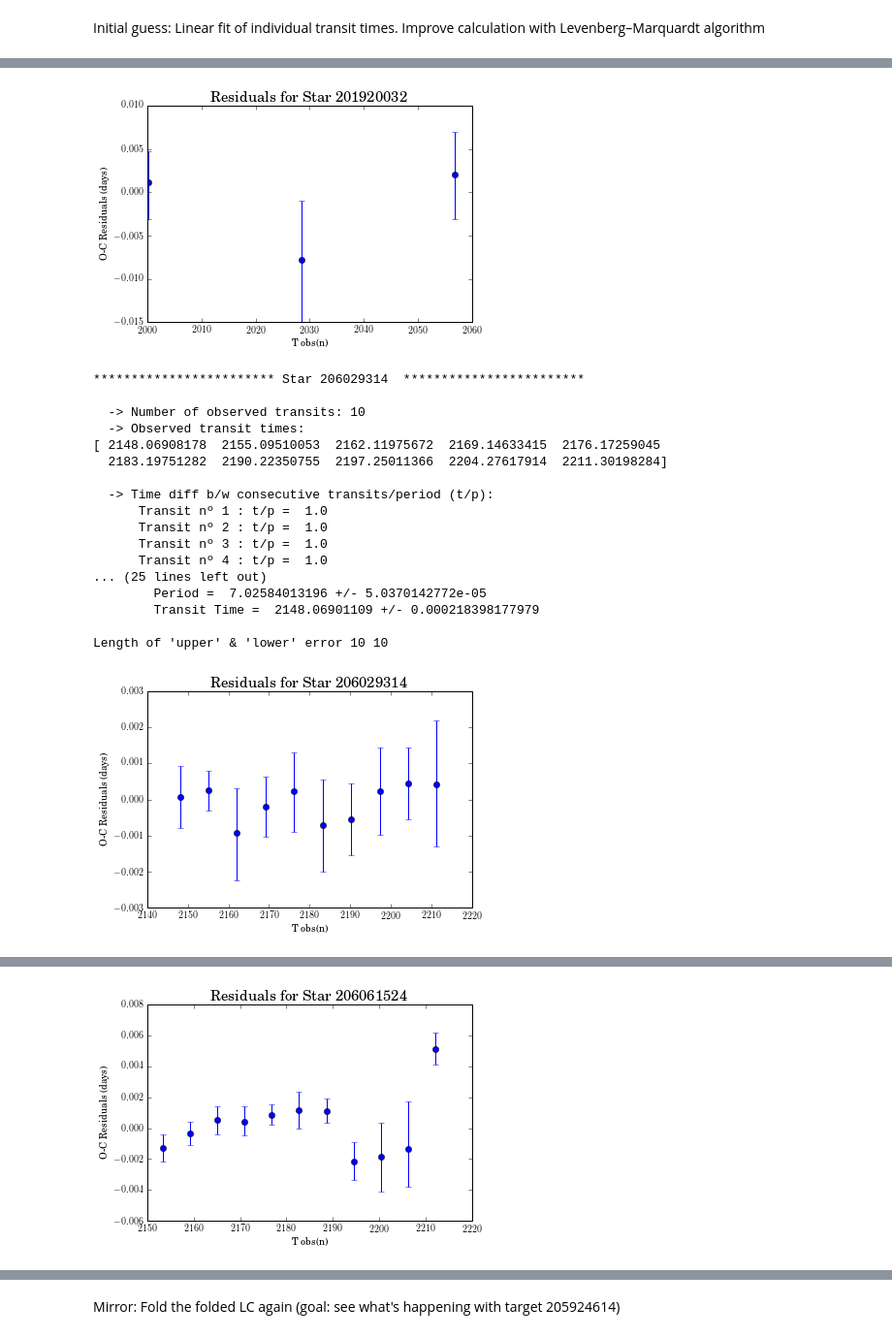
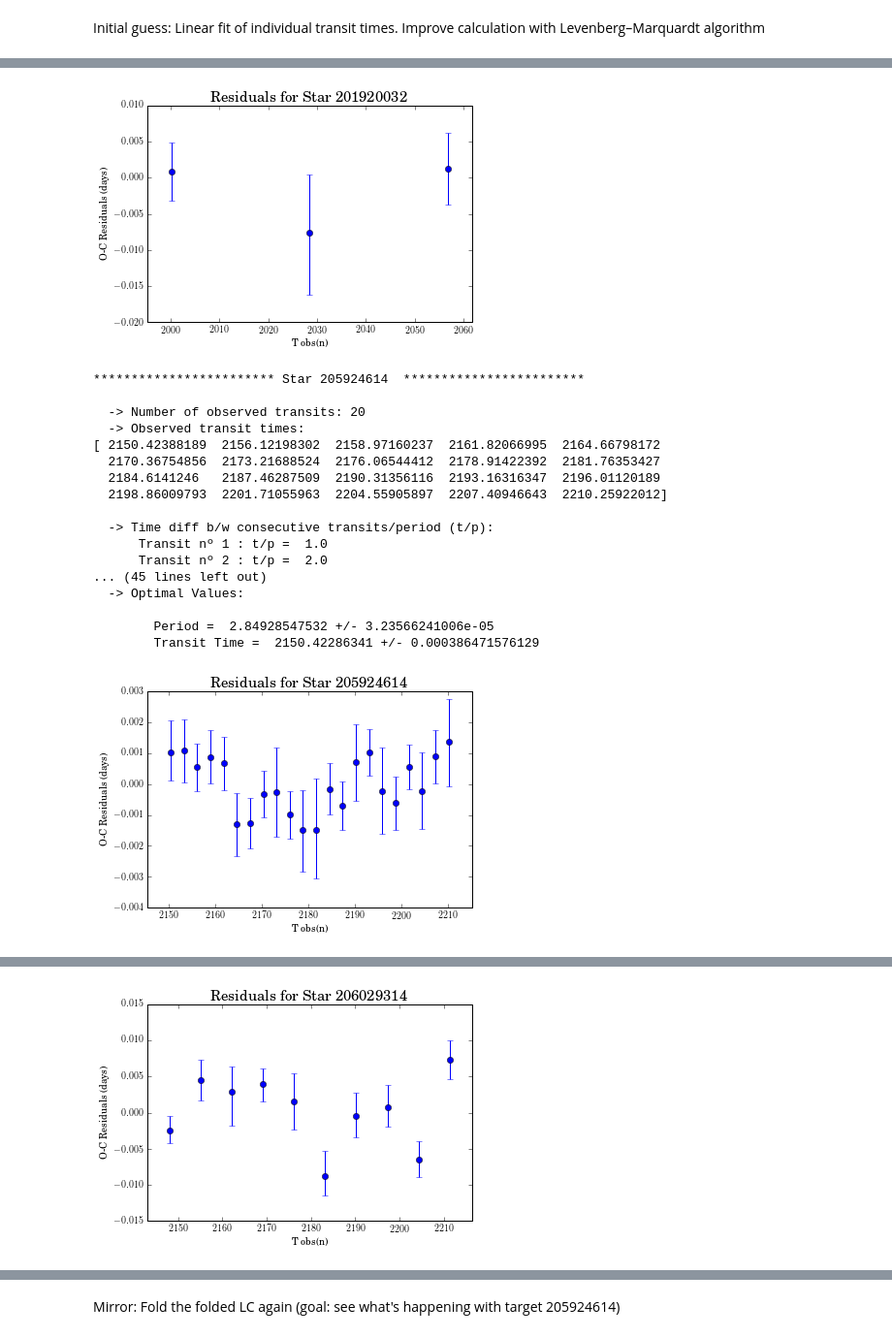
Before and after one commit to mbadenas/Thesis, a Jupyter notebook: Part 3.ipynb, the cells around one changed output, grey strips where cells are left out. Shown: that part at 97% size. Saved outputs shown, nothing was run; the diff lists cells and outputs as text; code cells hidden in the pictures.

```diff
--- a/Part 3.ipynb
+++ b/Part 3.ipynb
@@ -434,9 +435,8 @@ def oc(star, obst0, upper_error, lower_error):
     print ""
     print "  -> Nº of missed Transits: ", missing
 
-    # If nº of theoretical transits is the same as the nº of observed transits
 
-    if num_theo == num_obs:
+    if num_theo == num_obs: # If nº of theoretical transits is the same as the nº of observed transits
         n = np.empty(len(star.transits))
         tobs = np.empty(len(star.transits))
         tobsErr = np.empty(len(star.transits))
@@ -453,9 +453,9 @@ def oc(star, obst0, upper_error, lower_error):
         tobs = np.array(tobs)
         tobsErr = np.array(tobsErr)
 
-    # If nº of theoretical transits does NOT match the nº of observed transits
 
-    if num_theo != num_obs:
+    if num_theo != num_obs:    # If nº of theoretical transits does NOT match the nº of observed transits
+
         newsize = int(len(star.transits) + missing)
         print "  -> Nº of Theoretical Transits:", newsize
 
@@ -481,11 +481,13 @@ def oc(star, obst0, upper_error, lower_error):
                 print "        ", time_missing
                 observedt0.append(time_missing)
                 err_observedt0.append(mean_error)
+
                 lower_error = np.insert(lower_error, i, mean_error)
                 upper_error = np.insert(upper_error, i, mean_error)
 
             observedt0.append(obst0[i])
             mean_error = np.mean([np.mean(upper_error), np.mean(lower_error)])
+
 
         n = np.empty(newsize)
 
@@ -499,7 +501,7 @@ def oc(star, obst0, upper_error, lower_error):
     print "  -> 'Observed' t0 (inlcuding missing transits if applicable):"
     print tobs
     print ""
-    print "  -> Error of observed t0 (note: 0.0 values correspond to missing transits):"
+    print "  -> Error of observed t0:"
     print tobsErr
     print ""
 
@@ -547,12 +549,11 @@ def oc(star, obst0, upper_error, lower_error):
 
     asymmetric_error = [lower_error, upper_error]
 
-    print "Length of 'upper' & 'lower' error", len(lower_error), len(upper_error)
-
     plt.figure(2)
     plt.errorbar(tobs, o_c, yerr = asymmetric_error, fmt='o')
     plt.xlabel('T obs(n)')
     plt.ylabel('O-C Residuals (days)') #Residuals t obs(n) - t0 - P*n'
+    plt.xlim([min(tobs)-5,max(tobs)+5])
     plt.title('Residuals for Star '+ star.name, fontsize = 15)
     plt.savefig('3_'+star.name+'OC.jpg', dpi=800)
     plt.show()
@@ -562,27 +563,28 @@ def oc(star, obst0, upper_error, lower_error):
 count = 1
 
 for star in new_targets:
-    if star.name!="205924614":
-        t0 = np.loadtxt('2_'+star.name+'t0_mcmc.txt', skiprows=1)
-        t0_obs = t0[:,0]
-        t0_uppererr = t0[:,1]
-        t0_lowererr = t0[:,2]
-        print "************************ Star", star.name, " ************************"
-        print ""
-        print "  -> Number of observed transits:", len(star.transits)
-        print "  -> Observed transit times:"
-        print t0_obs
-        print ""
-        opt_values, err = oc(star, t0_obs, t0_uppererr, t0_lowererr)
+    t0 = np.loadtxt('2_'+star.name+'t0_mcmc.txt', skiprows=1)
+    t0_obs = t0[:,0]
+    t0_uppererr = t0[:,1]
+    t0_lowererr = t0[:,2]
 
-        np.savetxt('3_'+star.name+'finalp0t0.txt', np.transpose([opt_values,err]), fmt='%.10f',
-                      delimiter = ' ', header = """Column 1 shows the period (row 1) and its uncertainty (row 2).
+    print "************************ Star", star.name, " ************************"
+    print ""
+    print "  -> Number of observed transits:", len(star.transits)
+    print "  -> Observed transit times:"
+    print t0_obs
+    print ""
+    opt_values, err = oc(star, t0_obs, t0_uppererr, t0_lowererr)
+
+    np.savetxt('3_'+star.name+'finalp0t0.txt', np.transpose([opt_values,err]), fmt='%.10f',
+               delimiter = ' ',
+               header = """Column 1 shows the period (row 1) and its uncertainty (row 2).
                        Column 2 gives t0 (row 1) and its uncertainty (row 2). Light curves with only two
                        transits have uncertainties equal to 0.0. This is NOT because 0.0 is their
-                       actual value, but because we couldn't calculate it with only two points.
+                       actual value, but because we couldn't calculate the error with only two points.
                        """)
 
-        count += 1
+    count += 1
 # %% [output]
 ************************ Star 201516974  ************************
 
@@ -622,19 +624,19 @@ Length of 'upper' & 'lower' error 3 3
-[figure, old version]
+[figure, new version]
-************************ Star 206029314  ************************
+************************ Star 205924614  ************************
 
-  -> Number of observed transits: 10
+  -> Number of observed transits: 20
   -> Observed transit times:
-[ 2148.06908178  2155.09510053  2162.11975672  2169.14633415  2176.17259045
-  2183.19751282  2190.22350755  2197.25011366  2204.27617914  2211.30198284]
+[ 2150.42388189  2156.12198302  2158.97160237  2161.82066995  2164.66798172
+  2170.36754856  2173.21688524  2176.06544412  2178.91422392  2181.76353427
+  2184.6141246   2187.46287509  2190.31356116  2193.16316347  2196.01120189
+  2198.86009793  2201.71055963  2204.55905897  2207.40946643  2210.25922012]
 
   -> Time diff b/w consecutive transits/period (t/p):
       Transit nº 1 : t/p =  1.0
-      Transit nº 2 : t/p =  1.0
-      Transit nº 3 : t/p =  1.0
-      Transit nº 4 : t/p =  1.0
-... (25 lines left out)
-        Period =  7.02584013196 +/- 5.0370142772e-05
-        Transit Time =  2148.06901109 +/- 0.000218398177979
+      Transit nº 2 : t/p =  2.0
+... (45 lines left out)
+  -> Optimal Values:
 
-Length of 'upper' & 'lower' error 10 10
+        Period =  2.84928547532 +/- 3.23566241006e-05
+        Transit Time =  2150.42286341 +/- 0.000386471576129
-[figure, old version]
+[figure, new version]
@@ -658 +660 @@ Length of 'upper' & 'lower' error 11 11
-[figure, old version]
+[figure, new version]
```
Also changed, not shown: parts of 14 cells of this notebook.
